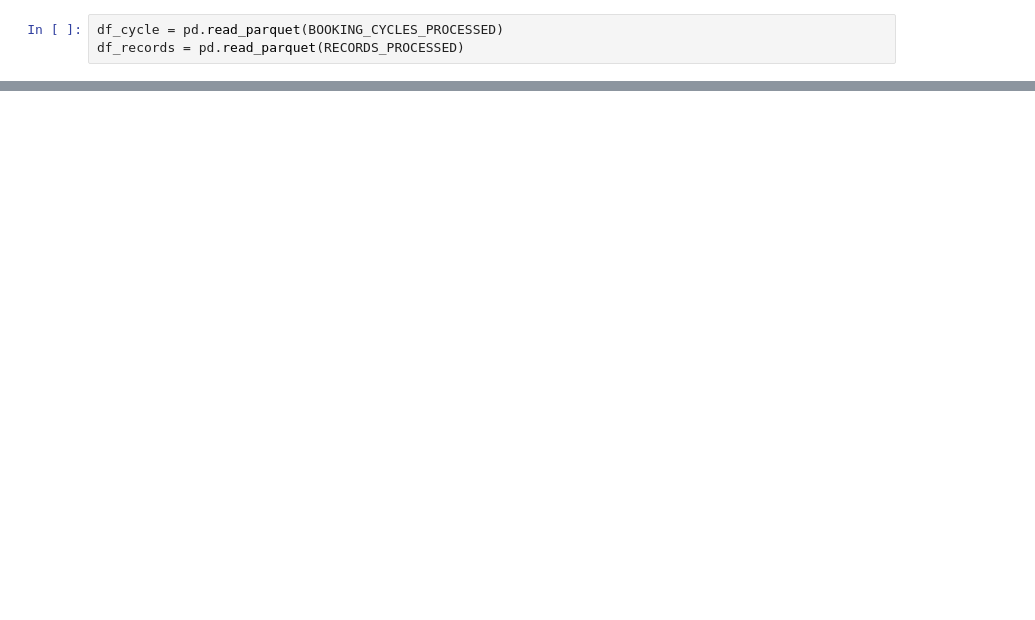
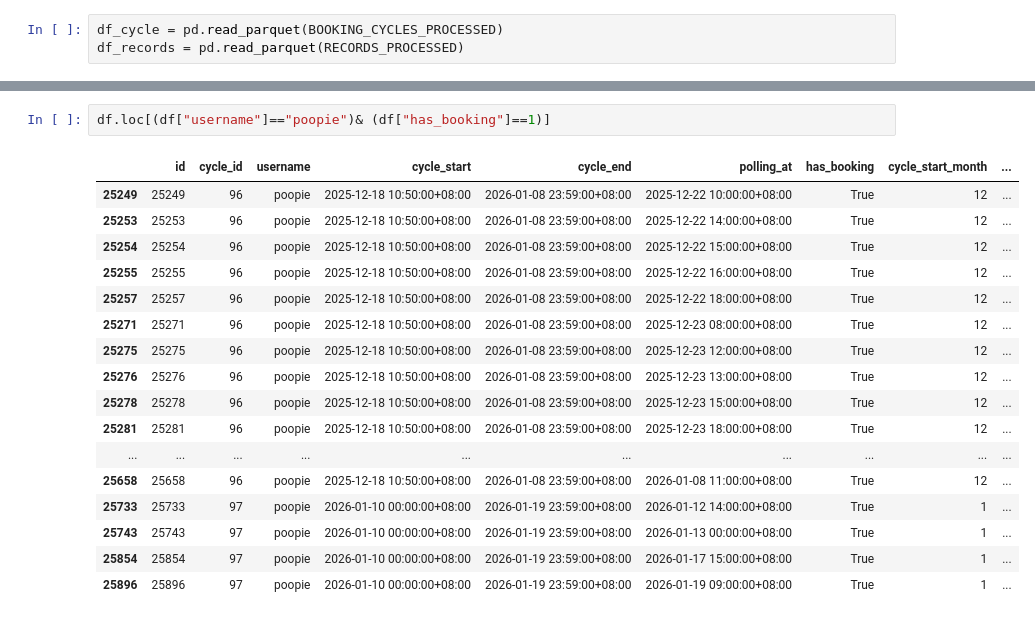
Before and after one commit to jun000111/cdc_ml, a Jupyter notebook: notebooks/1.06-poll-cleaning.ipynb, the cells around one changed output, grey strips where cells are left out. Drawn from its saved outputs; the diff is of its cells as text; blank space fills up the shorter version.

```diff
--- a/notebooks/1.06-poll-cleaning.ipynb
+++ b/notebooks/1.06-poll-cleaning.ipynb
@@ -157,0 +168,20 @@ Name: username, Length: 5975, dtype: int64
+# %%
+df.loc[(df["username"]=="poopie")& (df["has_booking"]==1)]
+# %% [output]
+|  | id | cycle_id | username | cycle_start | cycle_end | polling_at | has_booking | cycle_start_month | ... |
+| 25249 | 25249 | 96 | poopie | 2025-12-18 10:50:00+08:00 | 2026-01-08 23:59:00+08:00 | 2025-12-22 10:00:00+08:00 | True | 12 | ... |
+| 25253 | 25253 | 96 | poopie | 2025-12-18 10:50:00+08:00 | 2026-01-08 23:59:00+08:00 | 2025-12-22 14:00:00+08:00 | True | 12 | ... |
+| 25254 | 25254 | 96 | poopie | 2025-12-18 10:50:00+08:00 | 2026-01-08 23:59:00+08:00 | 2025-12-22 15:00:00+08:00 | True | 12 | ... |
+| 25255 | 25255 | 96 | poopie | 2025-12-18 10:50:00+08:00 | 2026-01-08 23:59:00+08:00 | 2025-12-22 16:00:00+08:00 | True | 12 | ... |
+| 25257 | 25257 | 96 | poopie | 2025-12-18 10:50:00+08:00 | 2026-01-08 23:59:00+08:00 | 2025-12-22 18:00:00+08:00 | True | 12 | ... |
+| 25271 | 25271 | 96 | poopie | 2025-12-18 10:50:00+08:00 | 2026-01-08 23:59:00+08:00 | 2025-12-23 08:00:00+08:00 | True | 12 | ... |
+| 25275 | 25275 | 96 | poopie | 2025-12-18 10:50:00+08:00 | 2026-01-08 23:59:00+08:00 | 2025-12-23 12:00:00+08:00 | True | 12 | ... |
+| 25276 | 25276 | 96 | poopie | 2025-12-18 10:50:00+08:00 | 2026-01-08 23:59:00+08:00 | 2025-12-23 13:00:00+08:00 | True | 12 | ... |
+| 25278 | 25278 | 96 | poopie | 2025-12-18 10:50:00+08:00 | 2026-01-08 23:59:00+08:00 | 2025-12-23 15:00:00+08:00 | True | 12 | ... |
+| 25281 | 25281 | 96 | poopie | 2025-12-18 10:50:00+08:00 | 2026-01-08 23:59:00+08:00 | 2025-12-23 18:00:00+08:00 | True | 12 | ... |
+| ... | ... | ... | ... | ... | ... | ... | ... | ... | ... |
+| 25658 | 25658 | 96 | poopie | 2025-12-18 10:50:00+08:00 | 2026-01-08 23:59:00+08:00 | 2026-01-08 11:00:00+08:00 | True | 12 | ... |
+| 25733 | 25733 | 97 | poopie | 2026-01-10 00:00:00+08:00 | 2026-01-19 23:59:00+08:00 | 2026-01-12 14:00:00+08:00 | True | 1 | ... |
+| 25743 | 25743 | 97 | poopie | 2026-01-10 00:00:00+08:00 | 2026-01-19 23:59:00+08:00 | 2026-01-13 00:00:00+08:00 | True | 1 | ... |
+| 25854 | 25854 | 97 | poopie | 2026-01-10 00:00:00+08:00 | 2026-01-19 23:59:00+08:00 | 2026-01-17 15:00:00+08:00 | True | 1 | ... |
+| 25896 | 25896 | 97 | poopie | 2026-01-10 00:00:00+08:00 | 2026-01-19 23:59:00+08:00 | 2026-01-19 09:00:00+08:00 | True | 1 | ... |
```
Also changed, not shown: parts of 13 cells of this notebook, 14 other files.
